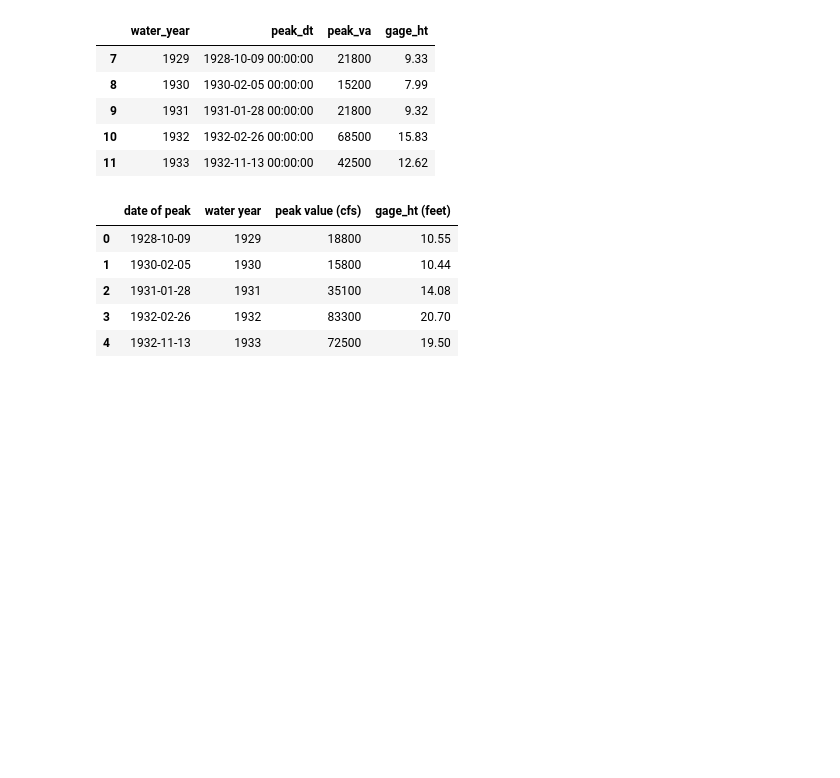
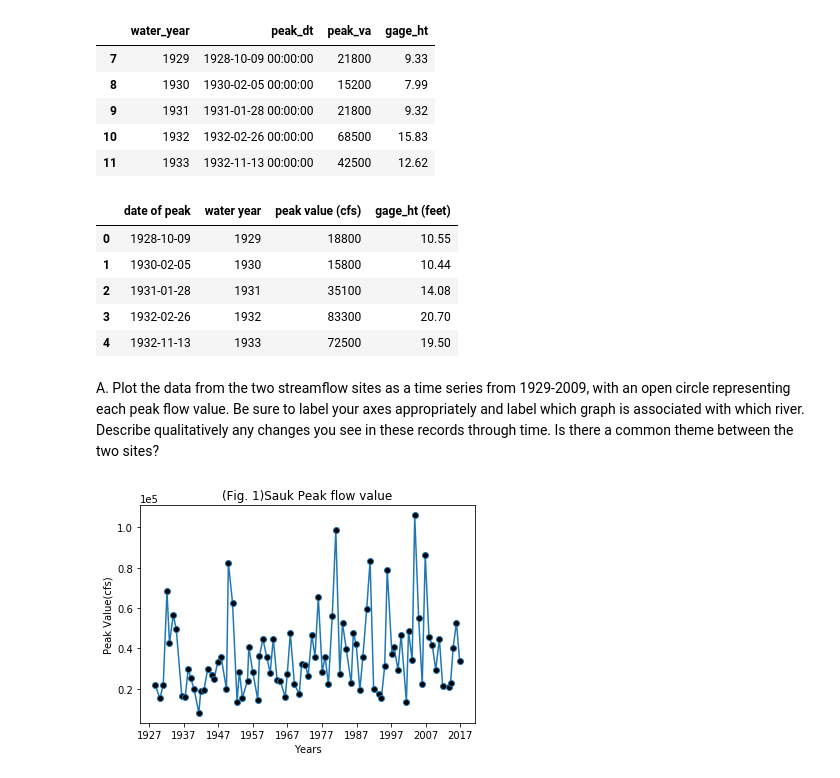
Before and after one commit to AzusaSayuri/UW-Data-analysis, a Jupyter notebook: HW1.ipynb, the cells around one changed output. Cells and saved outputs as stored; diff of their text form; code cells hidden in the pictures; blank space fills up the shorter version.

```diff
--- a/HW1.ipynb
+++ b/HW1.ipynb
@@ -47,3 +42,18 @@ df_skykomish.head()
 | 2 | 1931-01-28 | 1931 | 35100 | 14.08 |
 | 3 | 1932-02-26 | 1932 | 83300 | 20.70 |
 | 4 | 1932-11-13 | 1933 | 72500 | 19.50 |
+# %% [markdown]
+A. Plot the data from the two streamflow sites as a time series from 1929-2009, with an open circle representing each peak flow value. Be sure to label your axes appropriately and label which graph is associated with which river. Describe qualitatively any changes you see in these records through time. Is there a common theme between the two sites?
+# %%
+#plot df_sauk
+plt.figure(1)
+plt.plot(df_sk['peak_dt'],df_sk['peak_va'],'-o',markerfacecolor='black')
+
+plt.xlabel('Years')
+plt.ylabel('Peak Value(cfs)')
+plt.title('(Fig. 1)Sauk Peak flow value')
+
+#Change Y axis to sci notation
+plt.ticklabel_format(axis='y', style='sci', scilimits=(0,0))
+# %% [output]
+[figure, added]
```
Also changed, not shown: parts of 41 cells of this notebook.
